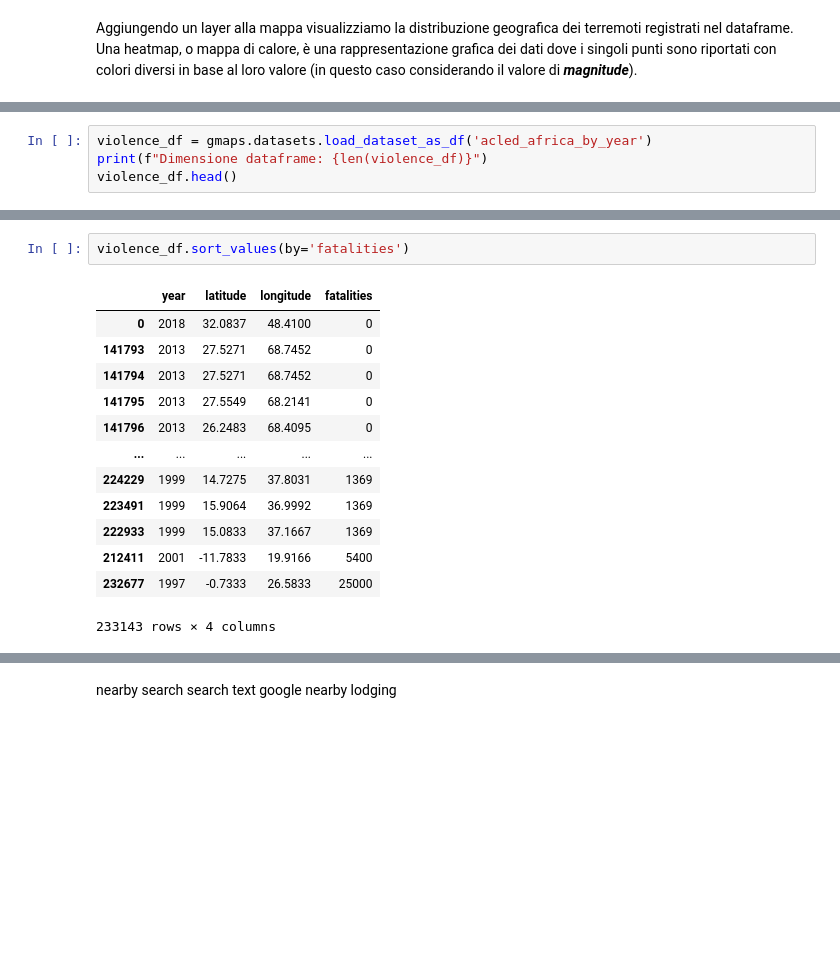
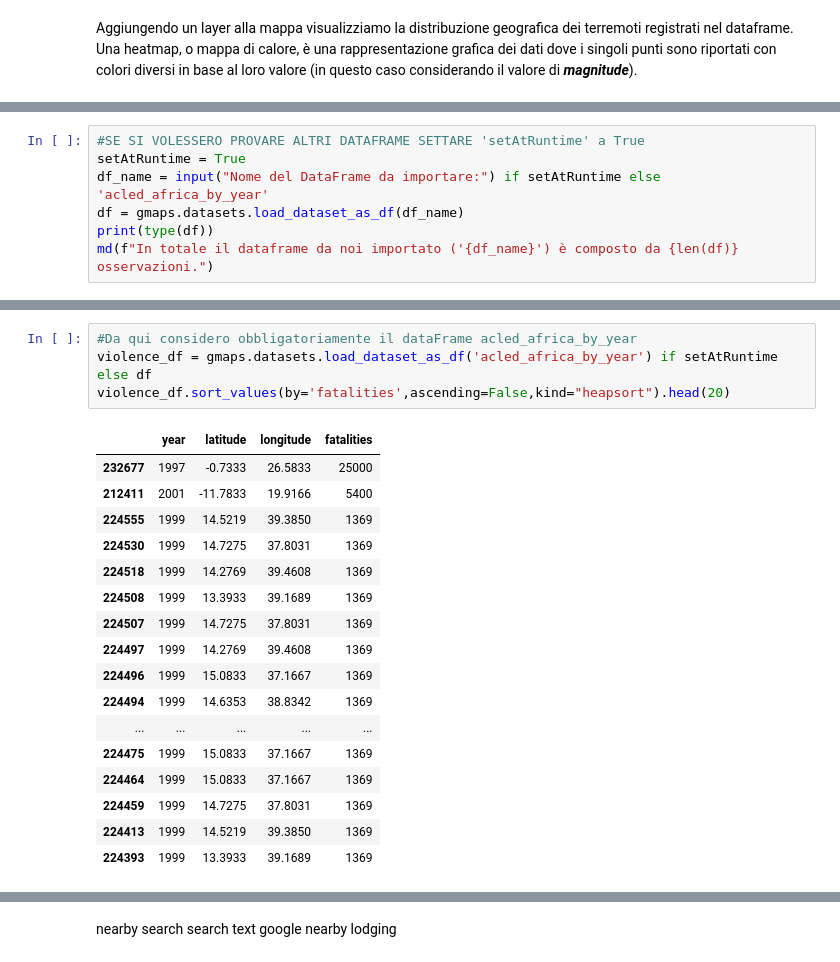
Before and after one commit to loremod/SocialMediaTutorial, a Jupyter notebook: Google Maps API.ipynb, the cells around one changed output, grey strips where cells are left out. Cells and saved outputs as stored; diff of their text form; blank space fills up the shorter version.

```diff
--- a/Google Maps API.ipynb
+++ b/Google Maps API.ipynb
@@ -1065,5 +1080,8 @@ ModuleNotFoundError: No module named 'matplotlib'
 # %%
-violence_df = gmaps.datasets.load_dataset_as_df('acled_africa_by_year')
-print(f"Dimensione dataframe: {len(violence_df)}")
-violence_df.head()
+#SE SI VOLESSERO PROVARE ALTRI DATAFRAME SETTARE 'setAtRuntime' a True
+setAtRuntime = True
+df_name = input("Nome del DataFrame da importare:") if setAtRuntime else 'acled_africa_by_year'
+df = gmaps.datasets.load_dataset_as_df(df_name)
+print(type(df))
+md(f"In totale il dataframe da noi importato ('{df_name}') è composto da {len(df)} osservazioni.")
 # %% [output]
@@ -1112,16 +1155,22 @@ violence_df.describe()
 # %%
-violence_df.sort_values(by='fatalities')
+#Da qui considero obbligatoriamente il dataFrame acled_africa_by_year
+violence_df = gmaps.datasets.load_dataset_as_df('acled_africa_by_year') if setAtRuntime else df
+violence_df.sort_values(by='fatalities',ascending=False,kind="heapsort").head(20)
 # %% [output]
 |  | year | latitude | longitude | fatalities |
-| 0 | 2018 | 32.0837 | 48.4100 | 0 |
-| 141793 | 2013 | 27.5271 | 68.7452 | 0 |
-| 141794 | 2013 | 27.5271 | 68.7452 | 0 |
-| 141795 | 2013 | 27.5549 | 68.2141 | 0 |
-| 141796 | 2013 | 26.2483 | 68.4095 | 0 |
+| 232677 | 1997 | -0.7333 | 26.5833 | 25000 |
+| 212411 | 2001 | -11.7833 | 19.9166 | 5400 |
+| 224555 | 1999 | 14.5219 | 39.3850 | 1369 |
+| 224530 | 1999 | 14.7275 | 37.8031 | 1369 |
+| 224518 | 1999 | 14.2769 | 39.4608 | 1369 |
+| 224508 | 1999 | 13.3933 | 39.1689 | 1369 |
+| 224507 | 1999 | 14.7275 | 37.8031 | 1369 |
+| 224497 | 1999 | 14.2769 | 39.4608 | 1369 |
+| 224496 | 1999 | 15.0833 | 37.1667 | 1369 |
+| 224494 | 1999 | 14.6353 | 38.8342 | 1369 |
 | ... | ... | ... | ... | ... |
-| 224229 | 1999 | 14.7275 | 37.8031 | 1369 |
-| 223491 | 1999 | 15.9064 | 36.9992 | 1369 |
-| 222933 | 1999 | 15.0833 | 37.1667 | 1369 |
-| 212411 | 2001 | -11.7833 | 19.9166 | 5400 |
-| 232677 | 1997 | -0.7333 | 26.5833 | 25000 |
+| 224475 | 1999 | 15.0833 | 37.1667 | 1369 |
+| 224464 | 1999 | 15.0833 | 37.1667 | 1369 |
+| 224459 | 1999 | 14.7275 | 37.8031 | 1369 |
+| 224413 | 1999 | 14.5219 | 39.3850 | 1369 |
+| 224393 | 1999 | 13.3933 | 39.1689 | 1369 |
-233143 rows × 4 columns
```
Also changed, not shown: parts of 64 cells of this notebook.
